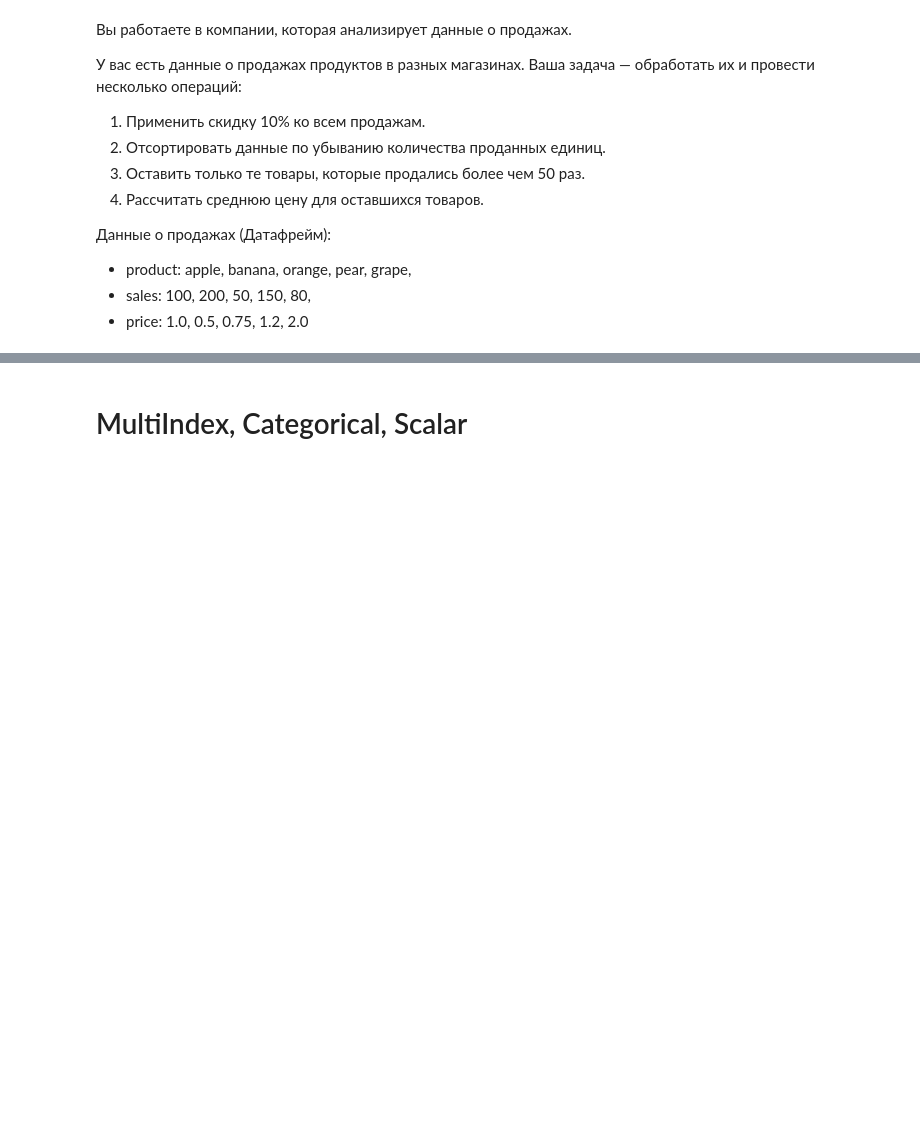
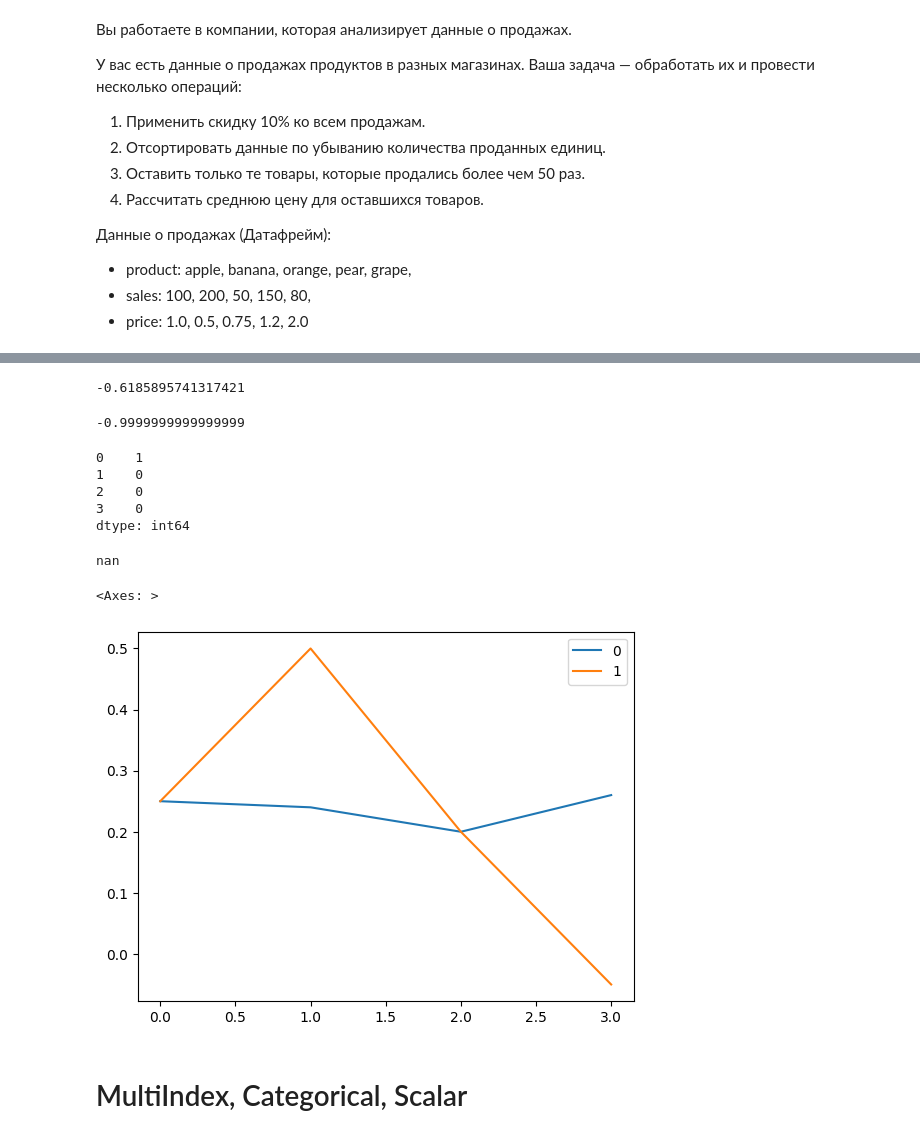
Before and after one commit to rgenius-ru/pandas_lessons, a Jupyter notebook: lessons/Pandas_for_Data_Engineering/part2_new.ipynb, the cells around one changed output, grey strips where cells are left out. Cells and saved outputs as stored; diff of their text form; code cells hidden in the pictures; blank space fills up the shorter version.

```diff
--- a/lessons/Pandas_for_Data_Engineering/part2_new.ipynb
+++ b/lessons/Pandas_for_Data_Engineering/part2_new.ipynb
@@ -2035,0 +2176,30 @@ sqrt(
+# %%
+s.autocorr()
+# %% [output]
+-0.6185895741317421
+# %%
+s.autocorr(lag=2)
+# %% [output]
+-0.9999999999999999
+# %%
+s = pd.Series([1, 0, 0, 0])
+s
+# %% [output]
+0    1
+1    0
+2    0
+3    0
+dtype: int64
+# %%
+s.autocorr()
+# %% [output]
+nan
+# %%
+ser1 = pd.Series([0.25, 0.24, 0.2, 0.26])
+ser2 = pd.Series([0.25, 0.5, 0.2, -0.05])
+# %%
+df = pd.concat([ser1, ser2], axis=1)
+df.plot()
+# %% [output]
+<Axes: >
+[figure, added]
```
Also changed, not shown: parts of 28 cells of this notebook.
